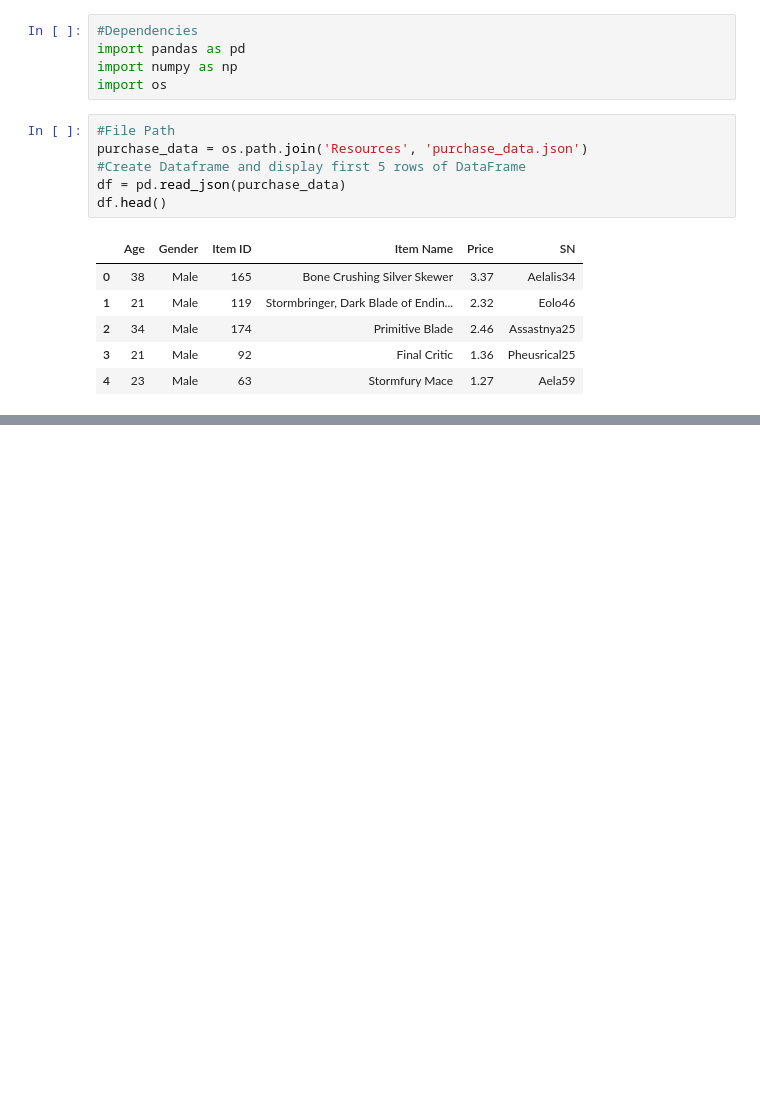
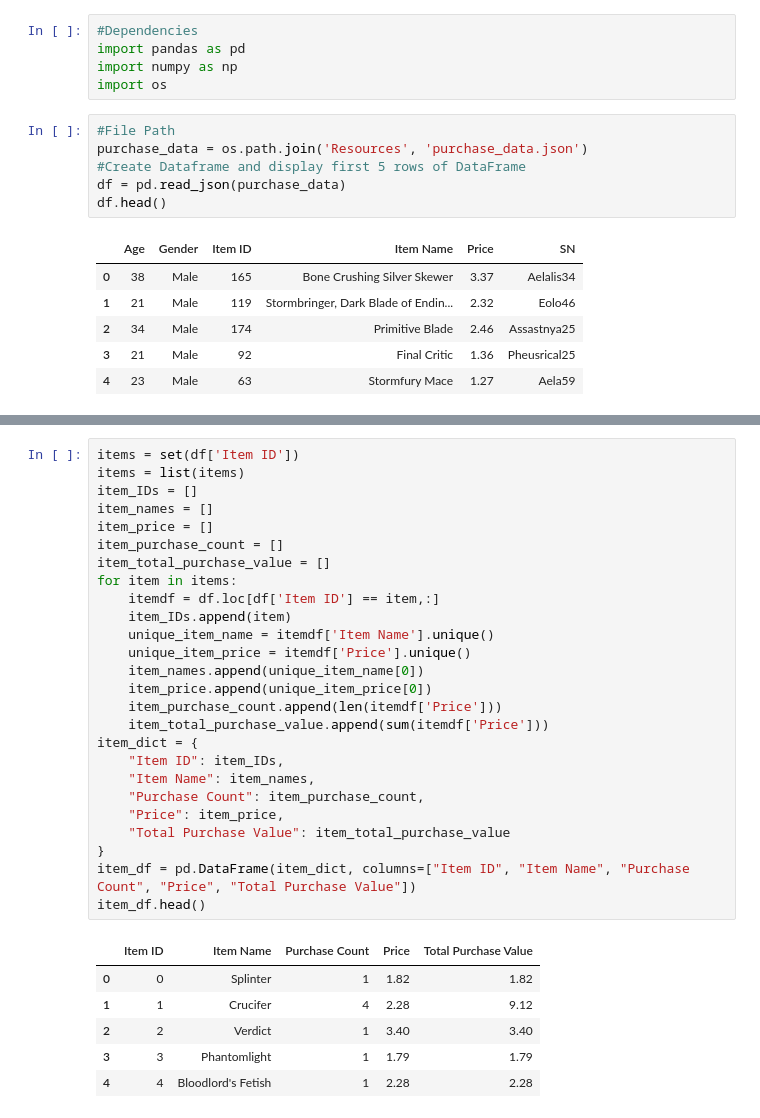
Before and after one commit to rwzlock/HeroesofPymoli, a Jupyter notebook: HeroesofPymoli.ipynb, the cells around one changed output, grey strips where cells are left out. Drawn from its saved outputs; the diff is of its cells as text; blank space fills up the shorter version.

```diff
--- a/HeroesofPymoli.ipynb
+++ b/HeroesofPymoli.ipynb
@@ -283,0 +263,33 @@ agedf
+# %%
+items = set(df['Item ID'])
+items = list(items)
+item_IDs = []
+item_names = []
+item_price = []
+item_purchase_count = []
+item_total_purchase_value = []
+for item in items:
+    itemdf = df.loc[df['Item ID'] == item,:]
+    item_IDs.append(item)
+    unique_item_name = itemdf['Item Name'].unique()
+    unique_item_price = itemdf['Price'].unique()
+    item_names.append(unique_item_name[0])
+    item_price.append(unique_item_price[0])
+    item_purchase_count.append(len(itemdf['Price']))
+    item_total_purchase_value.append(sum(itemdf['Price']))
+item_dict = {
+    "Item ID": item_IDs,
+    "Item Name": item_names,
+    "Purchase Count": item_purchase_count,
+    "Price": item_price,
+    "Total Purchase Value": item_total_purchase_value
+}
+item_df = pd.DataFrame(item_dict, columns=["Item ID", "Item Name", "Purchase Count", "Price", "Total Purchase Value"])
+item_df.head()
+# %% [output]
+|  | Item ID | Item Name | Purchase Count | Price | Total Purchase Value |
+| 0 | 0 | Splinter | 1 | 1.82 | 1.82 |
+| 1 | 1 | Crucifer | 4 | 2.28 | 9.12 |
+| 2 | 2 | Verdict | 1 | 3.40 | 3.40 |
+| 3 | 3 | Phantomlight | 1 | 1.79 | 1.79 |
+| 4 | 4 | Bloodlord's Fetish | 1 | 2.28 | 2.28 |
```
Also changed, not shown: parts of 30 cells of this notebook.
